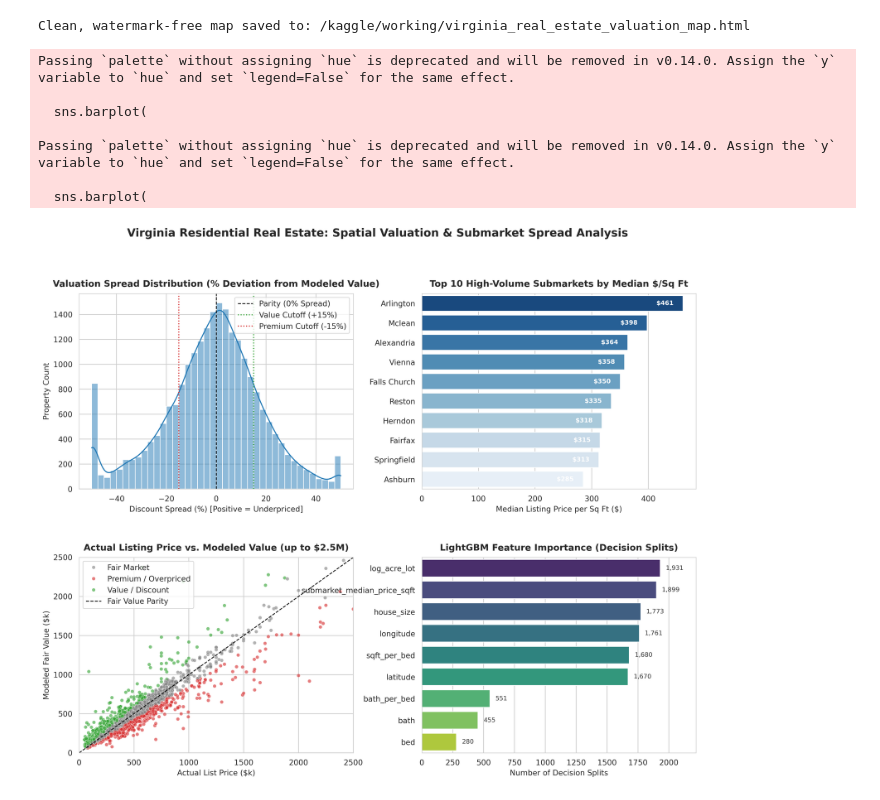
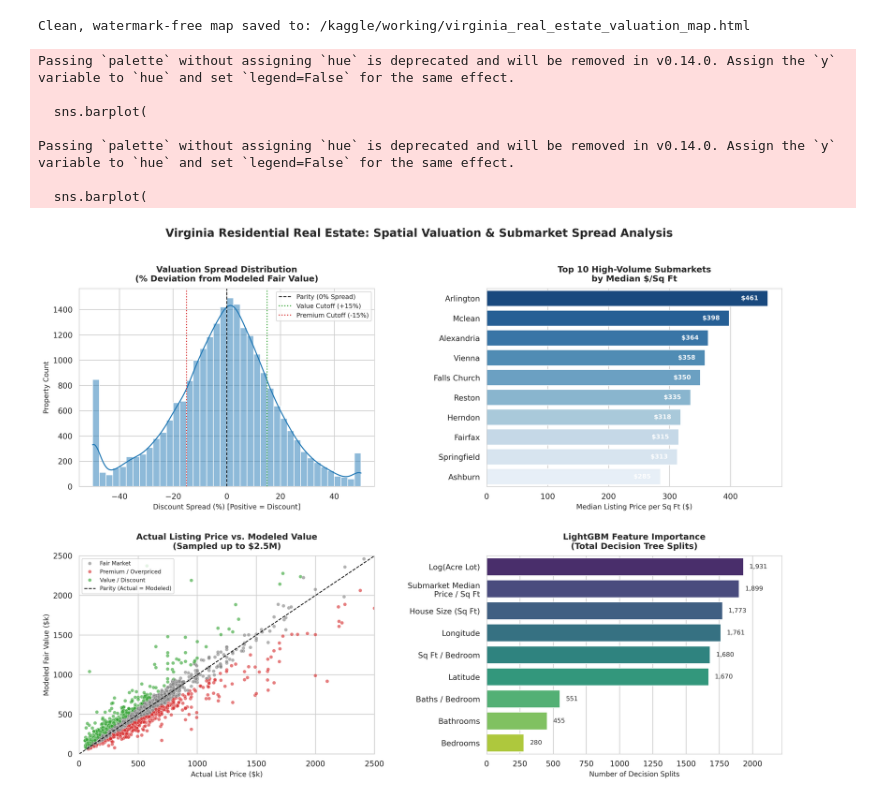
Before and after one commit to courtneyhodge/va-real-estate-spatial-valuation, a Jupyter notebook: real-estate-project.ipynb, the cells around one changed output. Saved outputs shown, nothing was run; the diff lists cells and outputs as text; code cells hidden in the pictures.

Commit message:
Kaggle Notebook | Real Estate Project | Version 2

```diff
--- a/real-estate-project.ipynb
+++ b/real-estate-project.ipynb
@@ -471,13 +471,14 @@ print(f"Clean, watermark-free map saved to: {map_output_path}")
 Clean, watermark-free map saved to: /kaggle/working/virginia_real_estate_valuation_map.html
 # %%
 # -------------------------------------------------------------
-# Day 7: Publication-Grade Visual Dashboard
+# Day 7 (Refined): Clean Formatting, Text Wrapping & Spacing
 # -------------------------------------------------------------
 import matplotlib.pyplot as plt
 import seaborn as sns
 import numpy as np
+import textwrap
 
-# Set cohesive professional styling
+# Set theme styling
 sns.set_theme(style="whitegrid", palette="muted")
 plt.rcParams.update({
     'font.sans-serif': 'DejaVu Sans',
@@ -485,8 +486,9 @@ plt.rcParams.update({
     'axes.linewidth': 0.8
 })
 
-fig, axes = plt.subplots(2, 2, figsize=(16, 12), dpi=300)
-plt.subplots_adjust(hspace=0.35, wspace=0.25)
+# Expand width and horizontal spacing to prevent label collision
+fig, axes = plt.subplots(2, 2, figsize=(18, 12), dpi=300)
+plt.subplots_adjust(hspace=0.35, wspace=0.38)
 
 # ---------------------------------------------------------
 # Plot 1: Model Valuation Residual Distribution
@@ -503,10 +505,10 @@ sns.histplot(
 ax1.axvline(0, color="black", linestyle="--", linewidth=1.2, label="Parity (0% Spread)")
 ax1.axvline(15, color="#2ca02c", linestyle=":", linewidth=1.5, label="Value Cutoff (+15%)")
 ax1.axvline(-15, color="#d62728", linestyle=":", linewidth=1.5, label="Premium Cutoff (-15%)")
-ax1.set_title("Valuation Spread Distribution (% Deviation from Modeled Value)", fontsize=13, fontweight='bold', pad=10)
-ax1.set_xlabel("Discount Spread (%) [Positive = Underpriced]", fontsize=11)
-ax1.set_ylabel("Property Count", fontsize=11)
-ax1.legend(loc="upper right", frameon=True)
+ax1.set_title("Valuation Spread Distribution\n(% Deviation from Modeled Fair Value)", fontsize=12, fontweight='bold', pad=10)
+ax1.set_xlabel("Discount Spread (%) [Positive = Discount]", fontsize=10)
+ax1.set_ylabel("Property Count", fontsize=10)
+ax1.legend(loc="upper right", frameon=True, fontsize=9)
 
 # ---------------------------------------------------------
 # Plot 2: Top Submarkets Median Price / Sq Ft
@@ -530,19 +532,18 @@ sns.barplot(
 )
 for p in ax2.patches:
     ax2.annotate(
-        f"${p.get_width():.0f}",
-        (p.get_width() - 32, p.get_y() + p.get_height() / 2.),
+        f"\${p.get_width():.0f}",
+        (p.get_width() - 30, p.get_y() + p.get_height() / 2.),
         ha='center', va='center', color='white', fontweight='bold', fontsize=9
     )
-ax2.set_title("Top 10 High-Volume Submarkets by Median $/Sq Ft", fontsize=13, fontweight='bold', pad=10)
-ax2.set_xlabel("Median Listing Price per Sq Ft ($)", fontsize=11)
-ax2.set_ylabel("", fontsize=11)
+ax2.set_title("Top 10 High-Volume Submarkets\nby Median \$/Sq Ft", fontsize=12, fontweight='bold', pad=10)
+ax2.set_xlabel("Median Listing Price per Sq Ft (\$)", fontsize=10)
+ax2.set_ylabel("", fontsize=10)
 
 # ---------------------------------------------------------
 # Plot 3: Actual List Price vs. Modeled Fair Value
 # ---------------------------------------------------------
 ax3 = axes[1, 0]
-# Sample 2,000 listings to prevent overplotting while maintaining visual trend
 sample_df = cleaned_df.sample(n=min(2000, len(cleaned_df)), random_state=42)
 sns.scatterplot(
     data=sample_df,
@@ -554,58 +555,72 @@ sns.scatterplot(
     s=25,
     ax=ax3
 )
-# Parity reference line (Actual == Modeled)
 max_val = 2500
-ax3.plot([0, max_val], [0, max_val], color='black', linestyle='--', linewidth=1.2, label='Fair Value Parity')
+ax3.plot([0, max_val], [0, max_val], color='black', linestyle='--', linewidth=1.2, label='Parity (Actual = Modeled)')
 ax3.set_xlim(0, max_val)
 ax3.set_ylim(0, max_val)
-ax3.set_title("Actual Listing Price vs. Modeled Value (up to $2.5M)", fontsize=13, fontweight='bold', pad=10)
-ax3.set_xlabel("Actual List Price ($k)", fontsize=11)
-ax3.set_ylabel("Modeled Fair Value ($k)", fontsize=11)
-ax3.legend(loc="upper left", frameon=True)
+ax3.set_title("Actual Listing Price vs. Modeled Value\n(Sampled up to \$2.5M)", fontsize=12, fontweight='bold', pad=10)
+ax3.set_xlabel("Actual List Price (\$k)", fontsize=10)
+ax3.set_ylabel("Modeled Fair Value (\$k)", fontsize=10)
+ax3.legend(loc="upper left", frameon=True, fontsize=8)
 
 # ---------------------------------------------------------
-# Plot 4: LightGBM Feature Importance (Top Splits)
+# Plot 4: LightGBM Feature Importance (Wrapped Labels)
 # ---------------------------------------------------------
 ax4 = axes[1, 1]
+
+# Format feature labels with clean text wrapping
+plot_importance = importance_df.copy()
+label_map = {
+    'submarket_median_price_sqft': 'Submarket Median\nPrice / Sq Ft',
+    'log_acre_lot': 'Log(Acre Lot)',
+    'house_size': 'House Size (Sq Ft)',
+    'sqft_per_bed': 'Sq Ft / Bedroom',
+    'longitude': 'Longitude',
+    'latitude': 'Latitude',
+    'bath_per_bed': 'Baths / Bedroom',
+    'bath': 'Bathrooms',
+    'bed': 'Bedrooms'
+}
+plot_importance['Feature_Clean'] = plot_importance['Feature'].map(label_map).fillna(plot_importance['Feature'])
+
 sns.barplot(
-    data=importance_df,
+    data=plot_importance,
     x='Importance (Splits)',
-    y='Feature',
+    y='Feature_Clean',
     palette="viridis",
     ax=ax4
 )
 for p in ax4.patches:
     ax4.annotate(
         f"{int(p.get_width()):,}",
         (p.get_width() + 45, p.get_y() + p.get_height() / 2.),
         ha='left', va='center', color='#333333', fontsize=9
     )
-ax4.set_xlim(0, importance_df['Importance (Splits)'].max() * 1.15)
-ax4.set_title("LightGBM Feature Importance (Decision Splits)", fontsize=13, fontweight='bold', pad=10)
-ax4.set_xlabel("Number of Decision Splits", fontsize=11)
-ax4.set_ylabel("", fontsize=11)
+ax4.set_xlim(0, plot_importance['Importance (Splits)'].max() * 1.15)
+ax4.set_title("LightGBM Feature Importance\n(Total Decision Tree Splits)", fontsize=12, fontweight='bold', pad=10)
+ax4.set_xlabel("Number of Decision Splits", fontsize=10)
+ax4.set_ylabel("", fontsize=10)
 
-# Overall Title
+# Main Title
 fig.suptitle(
     "Virginia Residential Real Estate: Spatial Valuation & Submarket Spread Analysis",
     fontsize=16,
     fontweight='bold',
-    y=0.99
+    y=0.98
 )
 
-# Export artifact
-visual_output_path = "/kaggle/working/virginia_real_estate_insights.png"
-plt.savefig(visual_output_path, bbox_inches='tight')
+# Export complete unified graphic
+plt.savefig("/kaggle/working/virginia_real_estate_insights.png", bbox_inches='tight')
 plt.show()
 
-print(f"\nDashboard exported successfully to: {visual_output_path}")
+print("Unified graphic re-exported cleanly to: /kaggle/working/virginia_real_estate_insights.png")
 # %% [output]
 Passing `palette` without assigning `hue` is deprecated and will be removed in v0.14.0. Assign the `y` variable to `hue` and set `legend=False` for the same effect.
 
   sns.barplot(
 
 Passing `palette` without assigning `hue` is deprecated and will be removed in v0.14.0. Assign the `y` variable to `hue` and set `legend=False` for the same effect.
 
   sns.barplot(
-[figure, old version]
+[figure, new version]
```
Also changed, not shown: parts of 1 cell of this notebook.
